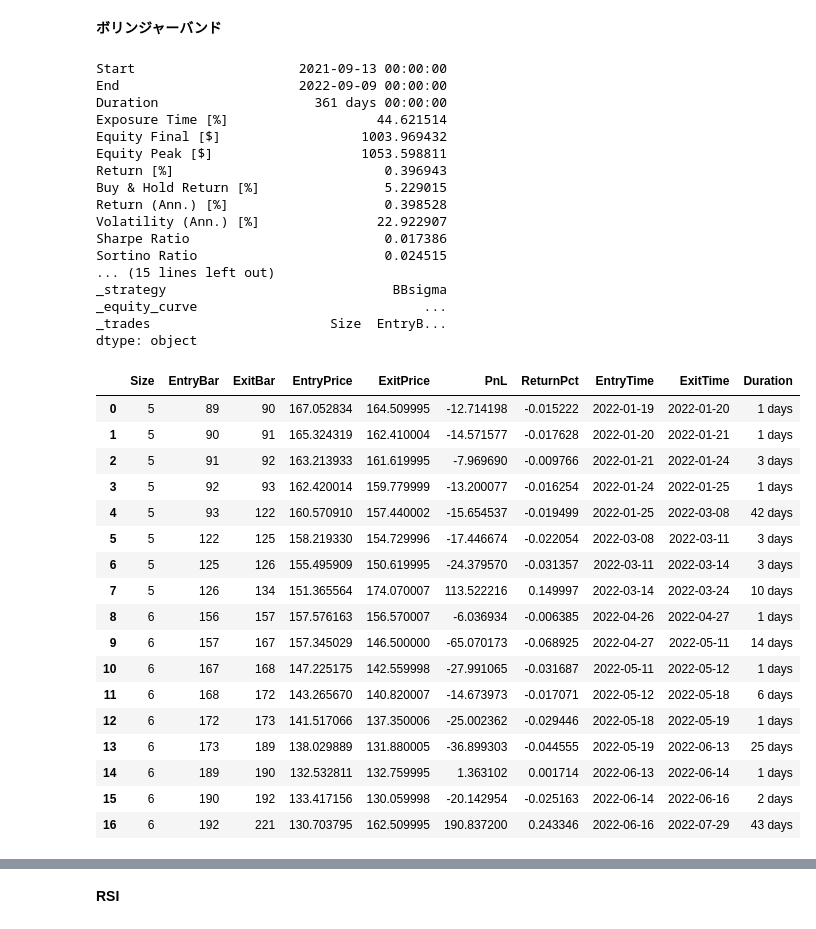
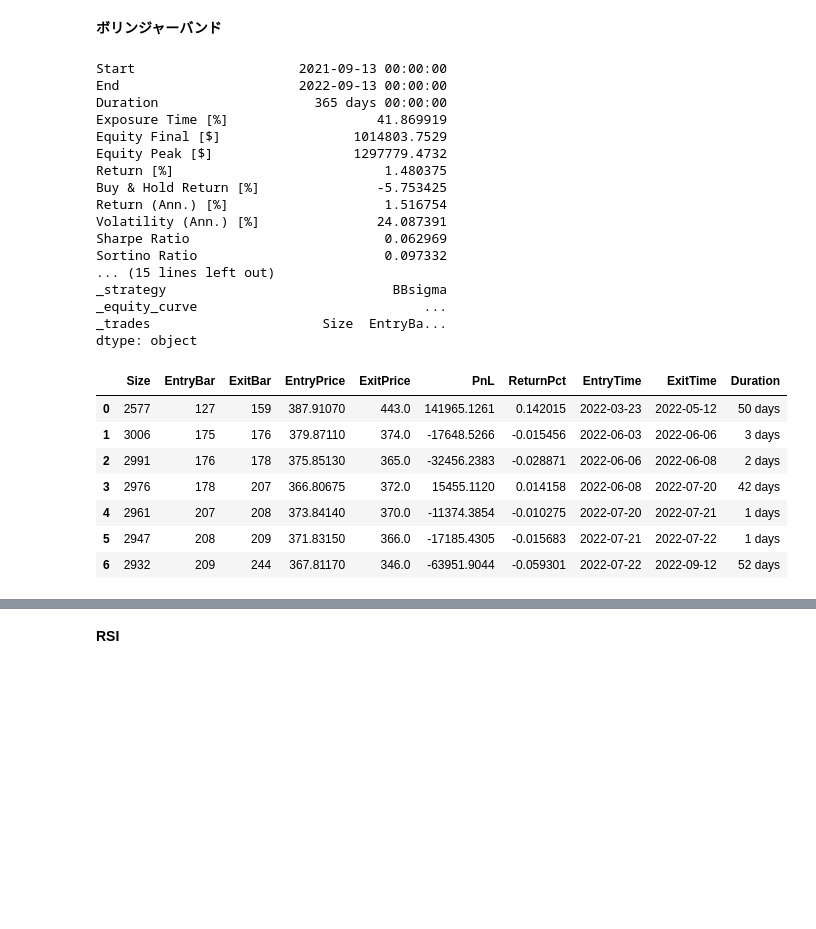
Before and after one commit to simari1/SystemTrade, a Jupyter notebook: Backtesting.py/DoBacktesting.ipynb, the cells around one changed output, grey strips where cells are left out. Drawn from its saved outputs; the diff is of its cells as text; code cells hidden in the pictures; blank space fills up the shorter version.

Commit message:
Add shortposition strategies

```diff
--- a/Backtesting.py/DoBacktesting.ipynb
+++ b/Backtesting.py/DoBacktesting.ipynb
@@ -20,6 +20,7 @@ end = datetime.date.today()
 # data = web.DataReader('SPYD', 'yahoo', start, end)
 # data = web.DataReader('1321.T', 'yahoo', start, end)
 # data = web.DataReader('1570.T', 'yahoo', start, end)  #NEXT FUNDS 日経平均レバレッジ・インデックス連動型上場投信
+data = web.DataReader('1357.T', 'yahoo', start, end)  #NEXT FUNDS 日経平均ダブルインバース・インデックス連動型上場投信
 # data = web.DataReader('^N225', 'yahoo', start, end)
 # data = web.DataReader('AAPL', 'yahoo', start, end)
 data = data.astype("double")
@@ -27,4 +28,9 @@ print(data)
 
 initial = 1000000
 fname = f"html/plot-"
+
+#position
+#0 ... display "only long" result
+#1 ... display both "only long" and "long and short" result
+position = 1
 # %% [output]
@@ -235,55 +598,62 @@ Row(id='38124', ...)
 # %%
 import BacktestingStrategies.Strategy_BBD as btstBBD
 importlib.reload(btstBBD)
 
 # バックテストを設定
 bt = Backtest(
     data, # チャートデータ
     btstBBD.BBsigma, # 売買戦略
     cash=initial, # 最初の所持金
     commission=0.00495, # 取引手数料
     margin=1.0, # レバレッジ倍率の逆数（0.5で2倍レバレッジ）
     trade_on_close=True, # True：現在の終値で取引，False：次の時間の始値で取引
     exclusive_orders=True #自動でポジションをクローズ(オープン)
 )
 
 output = bt.run() # バックテスト実行
 print(output) # 実行結果(データ)
 display(output._trades)
 bt.plot(filename = fname + str(output._strategy) + ".html")
+
+if position == 1:
+    # バックテストを設定
+    bt = Backtest(
+        data, # チャートデータ
+        btstBBD.BBsigma_WithShortPosition, # 売買戦略
+        cash=initial, # 最初の所持金
+        commission=0.00495, # 取引手数料
+        margin=1.0, # レバレッジ倍率の逆数（0.5で2倍レバレッジ）
+        trade_on_close=True, # True：現在の終値で取引，False：次の時間の始値で取引
+        exclusive_orders=True #自動でポジションをクローズ(オープン)
+    )
+
+    output = bt.run() # バックテスト実行
+    print(output) # 実行結果(データ)
+    display(output._trades)
+    bt.plot(filename = fname + str(output._strategy) + ".html")
 # %% [output]
 Start                     2021-09-13 00:00:00
-End                       2022-09-09 00:00:00
-Duration                    361 days 00:00:00
-Exposure Time [%]                   44.621514
-Equity Final [$]                  1003.969432
-Equity Peak [$]                   1053.598811
-Return [%]                           0.396943
-Buy & Hold Return [%]                5.229015
-Return (Ann.) [%]                    0.398528
-Volatility (Ann.) [%]               22.922907
-Sharpe Ratio                         0.017386
-Sortino Ratio                        0.024515
+End                       2022-09-13 00:00:00
+Duration                    365 days 00:00:00
+Exposure Time [%]                   41.869919
+Equity Final [$]                 1014803.7529
+Equity Peak [$]                  1297779.4732
+Return [%]                           1.480375
+Buy & Hold Return [%]               -5.753425
+Return (Ann.) [%]                    1.516754
+Volatility (Ann.) [%]               24.087391
+Sharpe Ratio                         0.062969
+Sortino Ratio                        0.097332
 ... (15 lines left out)
 _strategy                             BBsigma
 _equity_curve                             ...
-_trades                       Size  EntryB...
+_trades                      Size  EntryBa...
 dtype: object
 |  | Size | EntryBar | ExitBar | EntryPrice | ExitPrice | PnL | ReturnPct | EntryTime | ExitTime | Duration |
-| 0 | 5 | 89 | 90 | 167.052834 | 164.509995 | -12.714198 | -0.015222 | 2022-01-19 | 2022-01-20 | 1 days |
-| 1 | 5 | 90 | 91 | 165.324319 | 162.410004 | -14.571577 | -0.017628 | 2022-01-20 | 2022-01-21 | 1 days |
-| 2 | 5 | 91 | 92 | 163.213933 | 161.619995 | -7.969690 | -0.009766 | 2022-01-21 | 2022-01-24 | 3 days |
-| 3 | 5 | 92 | 93 | 162.420014 | 159.779999 | -13.200077 | -0.016254 | 2022-01-24 | 2022-01-25 | 1 days |
-| 4 | 5 | 93 | 122 | 160.570910 | 157.440002 | -15.654537 | -0.019499 | 2022-01-25 | 2022-03-08 | 42 days |
-| 5 | 5 | 122 | 125 | 158.219330 | 154.729996 | -17.446674 | -0.022054 | 2022-03-08 | 2022-03-11 | 3 days |
-| 6 | 5 | 125 | 126 | 155.495909 | 150.619995 | -24.379570 | -0.031357 | 2022-03-11 | 2022-03-14 | 3 days |
-| 7 | 5 | 126 | 134 | 151.365564 | 174.070007 | 113.522216 | 0.149997 | 2022-03-14 | 2022-03-24 | 10 days |
-| 8 | 6 | 156 | 157 | 157.576163 | 156.570007 | -6.036934 | -0.006385 | 2022-04-26 | 2022-04-27 | 1 days |
-| 9 | 6 | 157 | 167 | 157.345029 | 146.500000 | -65.070173 | -0.068925 | 2022-04-27 | 2022-05-11 | 14 days |
-| 10 | 6 | 167 | 168 | 147.225175 | 142.559998 | -27.991065 | -0.031687 | 2022-05-11 | 2022-05-12 | 1 days |
-| 11 | 6 | 168 | 172 | 143.265670 | 140.820007 | -14.673973 | -0.017071 | 2022-05-12 | 2022-05-18 | 6 days |
-| 12 | 6 | 172 | 173 | 141.517066 | 137.350006 | -25.002362 | -0.029446 | 2022-05-18 | 2022-05-19 | 1 days |
-| 13 | 6 | 173 | 189 | 138.029889 | 131.880005 | -36.899303 | -0.044555 | 2022-05-19 | 2022-06-13 | 25 days |
-| 14 | 6 | 189 | 190 | 132.532811 | 132.759995 | 1.363102 | 0.001714 | 2022-06-13 | 2022-06-14 | 1 days |
-| 15 | 6 | 190 | 192 | 133.417156 | 130.059998 | -20.142954 | -0.025163 | 2022-06-14 | 2022-06-16 | 2 days |
-| 16 | 6 | 192 | 221 | 130.703795 | 162.509995 | 190.837200 | 0.243346 | 2022-06-16 | 2022-07-29 | 43 days |
+| 0 | 2577 | 127 | 159 | 387.91070 | 443.0 | 141965.1261 | 0.142015 | 2022-03-23 | 2022-05-12 | 50 days |
+| 1 | 3006 | 175 | 176 | 379.87110 | 374.0 | -17648.5266 | -0.015456 | 2022-06-03 | 2022-06-06 | 3 days |
+| 2 | 2991 | 176 | 178 | 375.85130 | 365.0 | -32456.2383 | -0.028871 | 2022-06-06 | 2022-06-08 | 2 days |
+| 3 | 2976 | 178 | 207 | 366.80675 | 372.0 | 15455.1120 | 0.014158 | 2022-06-08 | 2022-07-20 | 42 days |
+| 4 | 2961 | 207 | 208 | 373.84140 | 370.0 | -11374.3854 | -0.010275 | 2022-07-20 | 2022-07-21 | 1 days |
+| 5 | 2947 | 208 | 209 | 371.83150 | 366.0 | -17185.4305 | -0.015683 | 2022-07-21 | 2022-07-22 | 1 days |
+| 6 | 2932 | 209 | 244 | 367.81170 | 346.0 | -63951.9044 | -0.059301 | 2022-07-22 | 2022-09-12 | 52 days |
```
Also changed, not shown: parts of 6 cells of this notebook, 6 other files.
